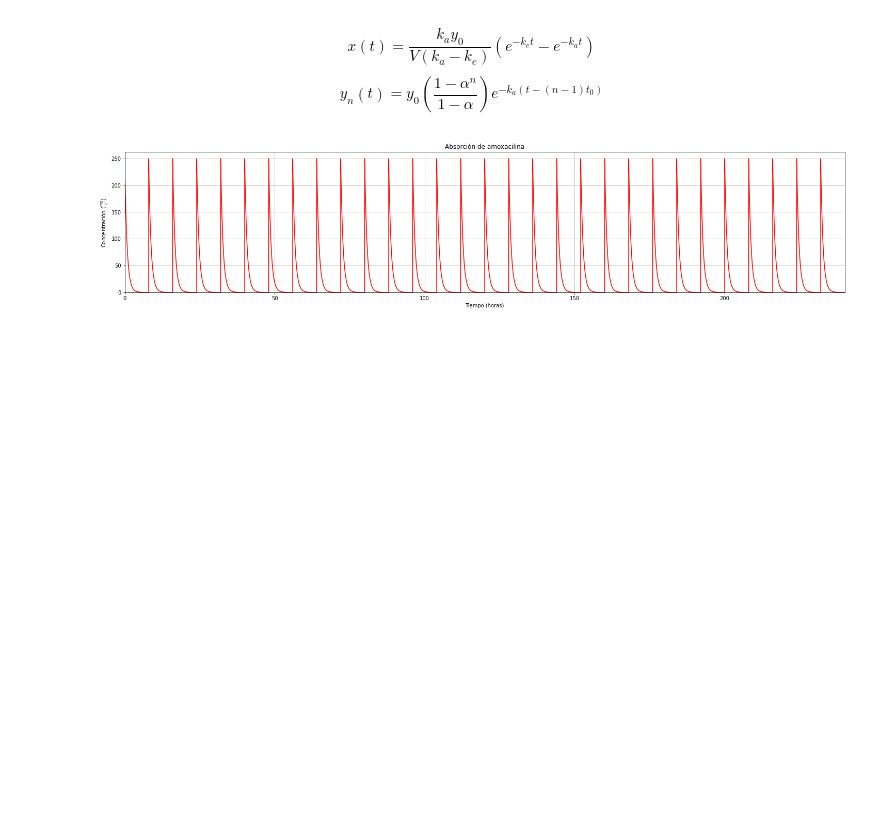
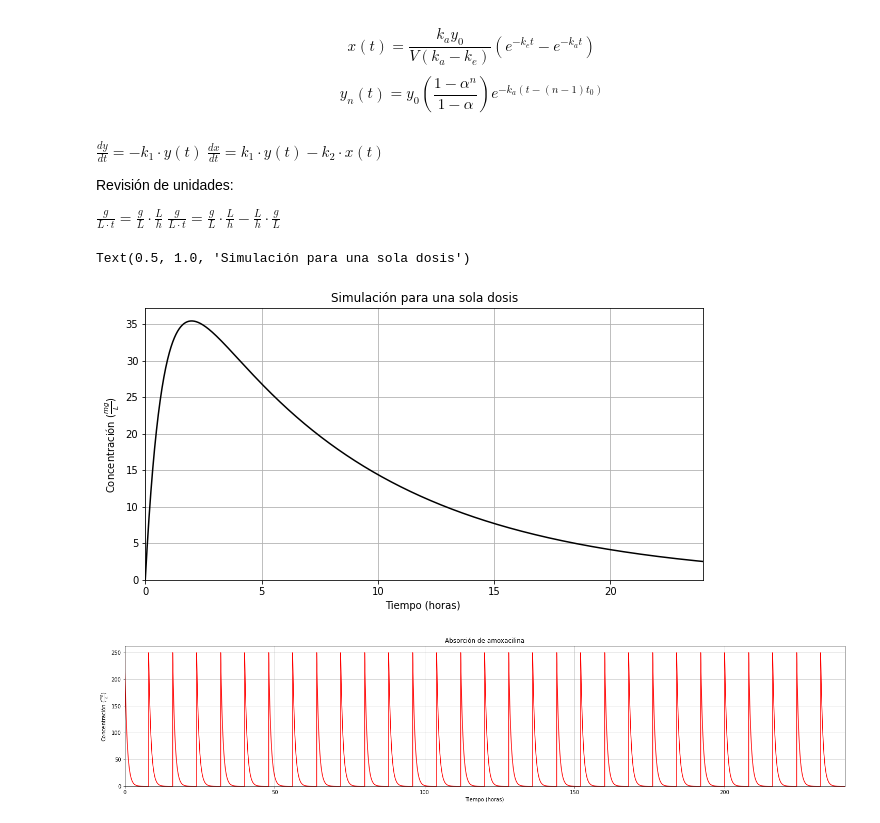
Before and after one commit to SergioPachonDotor/MAIM, a Jupyter notebook: Tarea_1/Tarea_1_sim.ipynb, the cells around one changed output. Cells and saved outputs as stored; diff of their text form; code cells hidden in the pictures; blank space fills up the shorter version.

```diff
--- a/Tarea_1/Tarea_1_sim.ipynb
+++ b/Tarea_1/Tarea_1_sim.ipynb
@@ -25,6 +25,31 @@ $$
     y_n\left(t\right) = y_0 \left(\frac{1 -\alpha^n}{1-\alpha}\right)e^{-k_a \left(t-\left(n-1\right)t_0\right)}
 \end{equation}
 $$
+# %% [markdown]
+$
+\begin{equation}
+\frac{dy}{dt} = -k_{1} \cdot y(t)
+\end{equation}
+$
+$
+\begin{equation}
+\frac{dx}{dt} = k_{1} \cdot y(t) - k_{2} \cdot x(t)
+\end{equation}
+$
+
+Revisión de unidades:
+
+
+$
+\begin{equation}
+\frac{g}{L \cdot t} = \frac{g}{L} \cdot \frac{L}{h}
+\end{equation}
+$
+$
+\begin{equation}
+\frac{g}{L \cdot t} = \frac{g}{L} \cdot \frac{L}{h} - \frac{L}{h} \cdot \frac{g}{L}
+\end{equation}
+$
 # %%
 # Modelo basado en la farmacocinética de la amoxacilina según los datos de:
 
@@ -68,6 +93,28 @@ p = 0.95
 # calcularse multiplicando 3 (dosis por día) por el número de días.
 n = 10      # Número de días que va a tomar el tratamiento
 n_dosis = 3 * n # Número de dosis totales para el tratamiento completo.
+# %%
+# CODIGO SIMULACION CONCENTRACION PRIMERA DOSIS
+# ka =1.3 # Tasa de absorción [1/ h ]
+# ke =1/8 # Tasa de eliminación [1/ h ]
+# y0 =250 # C o n c e n t r a c i n inicial amoxicilina [ mg ]
+# V =5.5 # Volemia [ Litros ]
+TF =24 # Tiempo total de tratamiento [ horas ]
+t = np . arange (0 , TF , 0.01)
+
+fig, ax = plt.subplots(figsize=(10,5))
+x =((( ka * Y0 ) /( V *( ke - ka ) ) ) *(( np . exp ( - ka * t ) -( np . exp ( - ke * t ) ) ) ) )
+
+plt.plot (t , x , 'black')
+plt.xlabel ( r"Tiempo (horas) " )
+plt.ylabel ( r"Concentración ($\frac{mg}{L}$) " )
+plt.xlim(0, TF)
+plt.ylim(0)
+plt.grid(True)
+plt.title('Simulación para una sola dosis')
+# %% [output]
+Text(0.5, 1.0, 'Simulación para una sola dosis')
+[figure, added]
 # %%
 def model(c, t):
     y = c[0]
```
Also changed, not shown: 2 other files.
